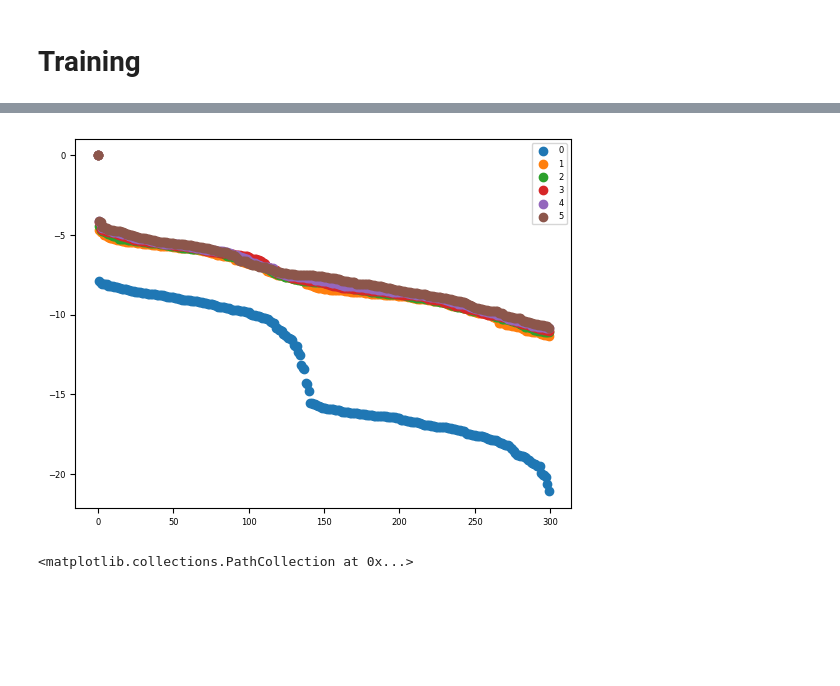
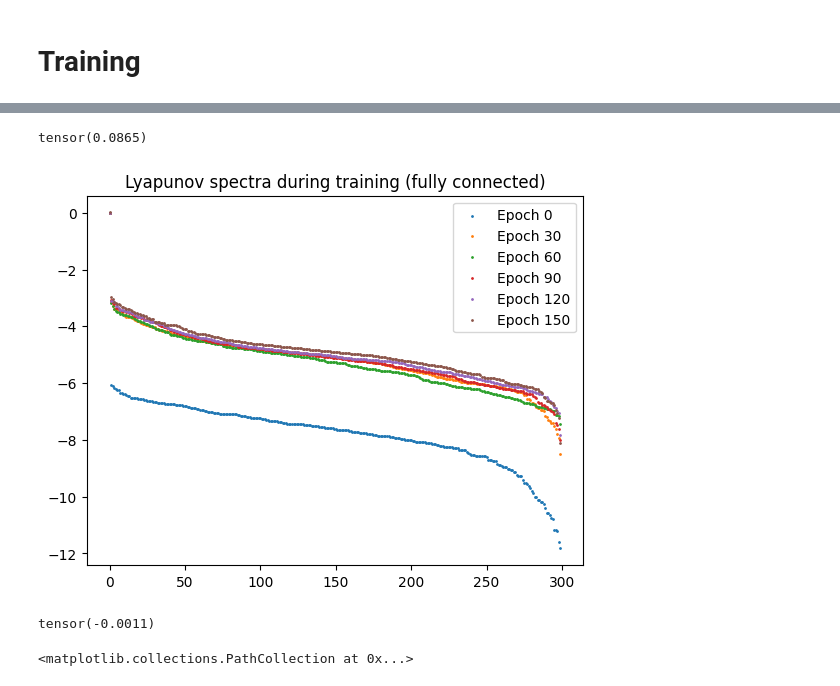
Before and after one commit to andrzeng/MAT6215finalproject, a Jupyter notebook: LyapunovDuringTraining.ipynb, the cells around one changed output, grey strips where cells are left out. Cells and saved outputs as stored; diff of their text form; code cells hidden in the pictures; blank space fills up the shorter version.

Commit message:
Lyapunov during training

```diff
--- a/LyapunovDuringTraining.ipynb
+++ b/LyapunovDuringTraining.ipynb
@@ -131,6 +131,7 @@ class CTRNN(nn.Module):
                  output_units,
                  dt=None,
                  interregion_sparsity=0.1, #Lower = more sparse, 1 to disable
+                 intraregion_sparsity=0.1, # Lower = sparser, 1 to disble
                  **kwargs):
 
         super(CTRNN,self).__init__()
@@ -148,6 +149,11 @@ class CTRNN(nn.Module):
         mask[100:200, 0:100] = torch.rand_like(mask[100:200, 0:100]) <= interregion_sparsity
         mask[100:200, 200:] = torch.rand_like(mask[100:200, 200:]) <= interregion_sparsity
         mask[200:,0:200] = torch.rand_like(mask[200:,0:200]) <= interregion_sparsity
+
+        mask[:100, :100] = torch.rand_like(mask[:100, :100]) <= intraregion_sparsity
+        mask[100:200, 100:200] = torch.rand_like(mask[:100, :100]) <= intraregion_sparsity
+        mask[200:, 200:] = torch.rand_like(mask[:100, :100]) <= intraregion_sparsity
+
         self.mask = mask
         self.J = nn.Parameter((self.g * torch.Tensor(npr.randn(input_units, output_units) / math.sqrt(output_units)))  * self.mask )
 
@@ -176,0 +227,12 @@ rnn_model = CTRNN(g=g,
+# %%
+rnn_model = CTRNN(g=g,
+                  tauRNN=tauRNN,
+                  dtRNN=dtRNN,
+                  input_units=number_units,
+                  output_units=number_units,
+                  interregion_sparsity=1,
+                  intraregion_sparsity=1
+                  )
+
+rnn_model.load_state_dict(torch.load("REAL_WEIGHTS_NONOISE.pt"))
+LEs = calculate_lyapunov_exponents(rnn_model, iterations=1000)
@@ -176,0 +246,2 @@ rnn_model = CTRNN(g=g,
+# %%
+LEs = calculate_lyapunov_exponents(rnn_model, iterations=1000)
@@ -177,7 +252,16 @@ rnn_model = CTRNN(g=g,
 # %% [markdown]
 # Training
 # %%
-optimizer = optim.Adam(rnn_model.parameters(), lr=3e-1)
+rnn_model = CTRNN(g=g,
+                  tauRNN=tauRNN,
+                  dtRNN=dtRNN,
+                  input_units=number_units,
+                  output_units=number_units,
+                  interregion_sparsity=1,
+                  intraregion_sparsity=1
+                  )
+
+optimizer = optim.Adam(rnn_model.parameters(), lr=1e-1)
 criterion = nn.MSELoss()
 loss_list = []
 # RNN = np.zeros((number_units, len(tRNN)))
@@ -185,7 +269,7 @@ saved_LEs = []
 
 for epoch in range(151):
     if(epoch % 30 == 0):
-       saved_LEs.append(calculate_lyapunov_exponents(rnn_model, iterations=100))
+       saved_LEs.append(calculate_lyapunov_exponents(rnn_model, iterations=500))
 
     tLearn = 0
     iLearn = 0
@@ -241,0 +326,4 @@ torch.save(rnn_model.state_dict(), "interregion_sparse.pt")
+# %%
+torch.max(saved_LEs[-1])
+# %% [output]
+tensor(0.0865)
@@ -242,13 +332,21 @@ torch.save(rnn_model.state_dict(), "interregion_sparse.pt")
 # %%
 len(saved_LEs)
 
 for i, LEs in enumerate(saved_LEs):
-    plt.scatter(np.arange(300), torch.sort(LEs, dim=0, descending=True).values.detach().numpy(), label=f'{i}')
-
+    plt.scatter(np.arange(300), torch.sort(LEs, dim=0, descending=True).values.detach().numpy(), label=f'Epoch {i*30}', s=1)
+plt.title("Lyapunov spectra during training (fully connected)")
 plt.legend()
+plt.savefig("plots/LS/regular_LEs.png", dpi=1000, transparent=True)
 plt.show()
 # %% [output]
-[figure, old version]
+[figure, new version]
+# %%
+saved_LEs = torch.load("interregion_sparse_LEs.pt")
+saved_LEs = torch.load("intraregion_sparse_LEs.pt")
+#saved_LEs = torch.load("regular_LEs.pt")
+saved_LEs[-1].max()
+# %% [output]
+tensor(-0.0011)
 # %%
 plt.scatter(np.arange(300), torch.sort(total_exponents, dim=0, descending=True).values.detach().numpy())
 # %% [output]
```
Also changed, not shown: parts of 13 cells of this notebook.
